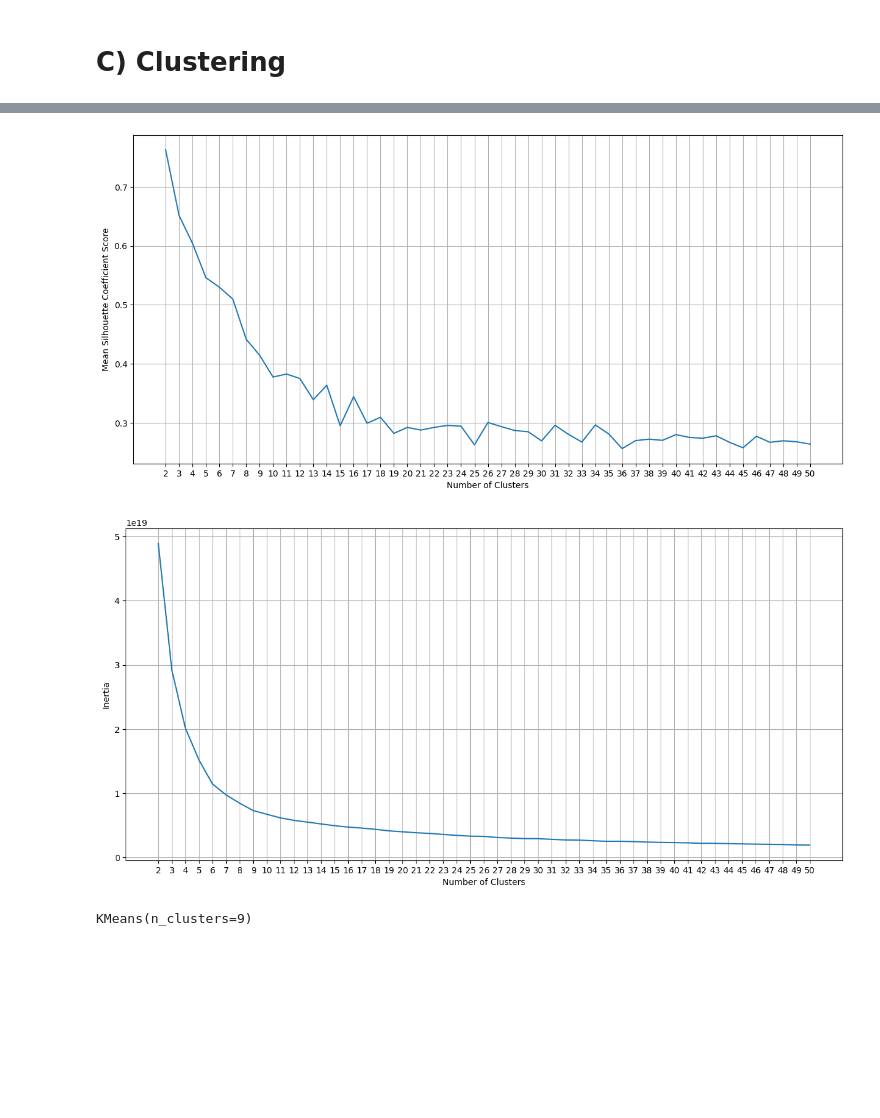
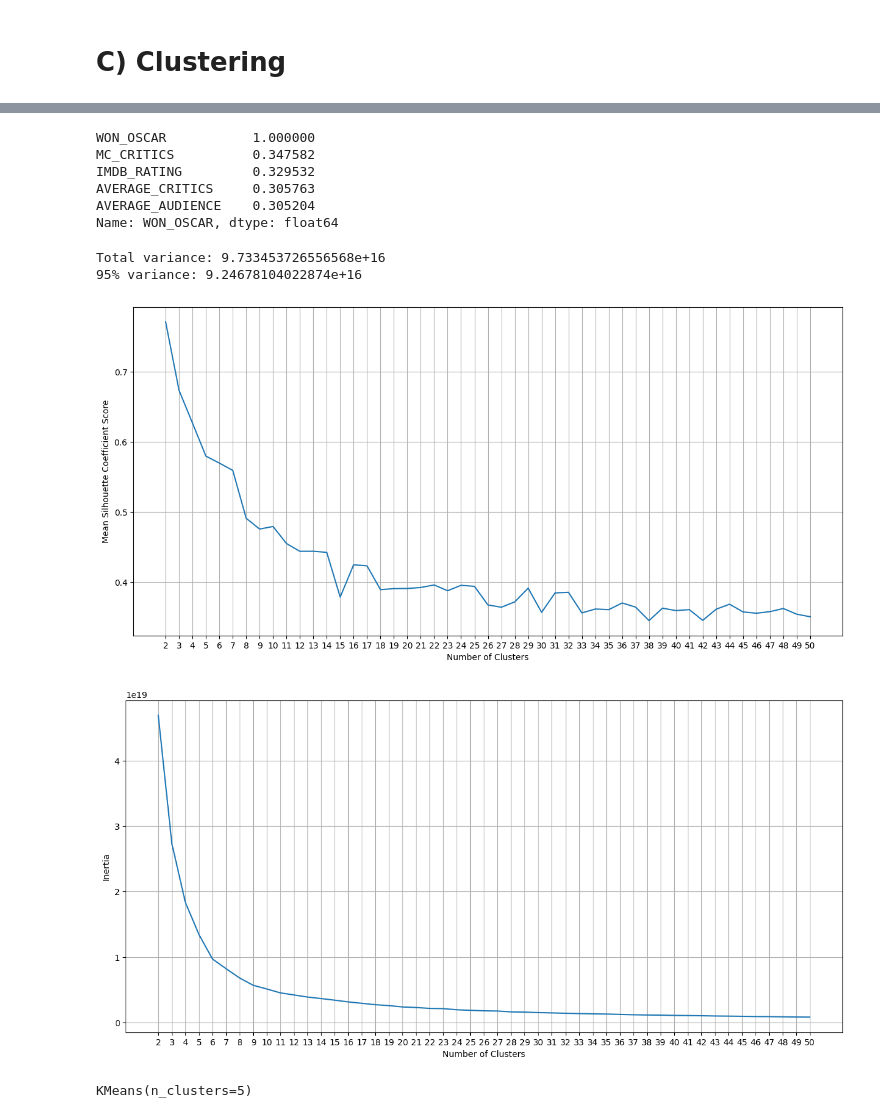
Before and after one commit to NikosGour/Data-Mining-Assignment, a Jupyter notebook: report.ipynb, the cells around one changed output, grey strips where cells are left out. Drawn from its saved outputs; the diff is of its cells as text; code cells hidden in the pictures; blank space fills up the shorter version.

Commit message:
Clustering needs work

```diff
--- a/report.ipynb
+++ b/report.ipynb
@@ -1732,25 +1719,57 @@ df.head()
 | 2 | 2007 | 50 | 53 | 56 | 65 | 15951902.0 | 39568996.0 | ... |
 | 3 | 2007 | 54 | 56 | 82 | 73 | 3824988.0 | 24343673.0 | ... |
 | 4 | 2007 | 14 | 29 | 31 | 45 | 10059425.0 | 41797066.0 | ... |
+# %%
+import seaborn as sns
+df.corr()["WON_OSCAR"].sort_values(ascending=False).head()
+# %% [output]
+WON_OSCAR           1.000000
+MC_CRITICS          0.347582
+IMDB_RATING         0.329532
+AVERAGE_CRITICS     0.305763
+AVERAGE_AUDIENCE    0.305204
+Name: WON_OSCAR, dtype: float64
+# %%
+from sklearn.decomposition import PCA
+n_components = df.shape[1]
+
+pca = PCA(n_components=2)
+X_r = pca.fit_transform(df)
+
+total_variance = sum(pca.explained_variance_)
+var_95 = total_variance * .95
+print(f"Total variance: {total_variance}")
+print(f"95% variance: {var_95}")
+
+a = zip(range(n_components),pca.explained_variance_)
+a = pd.DataFrame(a,columns=["PCA Comp","Explained Variance"])
+
+variances = [sum(a["Explained Variance"][0:i])for i in range(n_components)]
+
+# plt.plot(a["PCA Comp"],variances)
+# print(f"Number of components that satisfies 95% variance={next(i for i,x in enumerate(variances) if x >= var_95)}")
+# %% [output]
+Total variance: 9.733453726556568e+16
+95% variance: 9.24678104022874e+16
 # %%
 from sklearn.metrics import silhouette_score
 from sklearn.cluster import KMeans
 
 n_cluster = range(2,51)
-kmeans =[KMeans(n_clusters=i).fit_predict(df) for i in n_cluster]
-scores = [silhouette_score(df,kmeans[i]) for i in range(len(kmeans))]
+kmeans =[KMeans(n_clusters=i).fit_predict(X_r) for i in n_cluster]
+scores = [silhouette_score(X_r,kmeans[i]) for i in range(len(kmeans))]
 
 plt.figure(1,(15,7))
 plt.plot(list(n_cluster),scores)
 plt.xlabel("Number of Clusters")
 plt.ylabel("Mean Silhouette Coefficient Score")
 plt.grid(True)
 _ = plt.xticks(n_cluster)
 # %% [output]
-[figure, old version]
+[figure, new version]
 # %%
 n_cluster = range(2,51)
-kmeans =[KMeans(n_clusters=i).fit(df) for i in n_cluster]
+kmeans =[KMeans(n_clusters=i).fit(X_r) for i in n_cluster]
 scores = [kmeans[i].inertia_ for i in range(len(kmeans))]
 plt.figure(2,(15,7))
 plt.plot(list(n_cluster),scores)
@@ -1759,9 +1778,9 @@ plt.ylabel("Inertia")
 plt.grid(True)
 _ = plt.xticks(n_cluster)
 # %% [output]
-[figure, old version]
+[figure, new version]
 # %%
-kmeans = KMeans(n_clusters=9)
-kmeans.fit(df)
+kmeans = KMeans(n_clusters=5)
+kmeans.fit(X_r)
 # %% [output]
-KMeans(n_clusters=9)
+KMeans(n_clusters=5)
```
Also changed, not shown: parts of 27 cells of this notebook, 3 other files.
